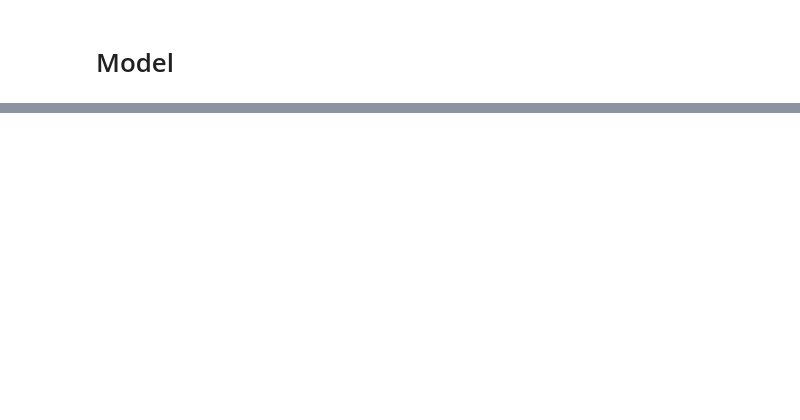
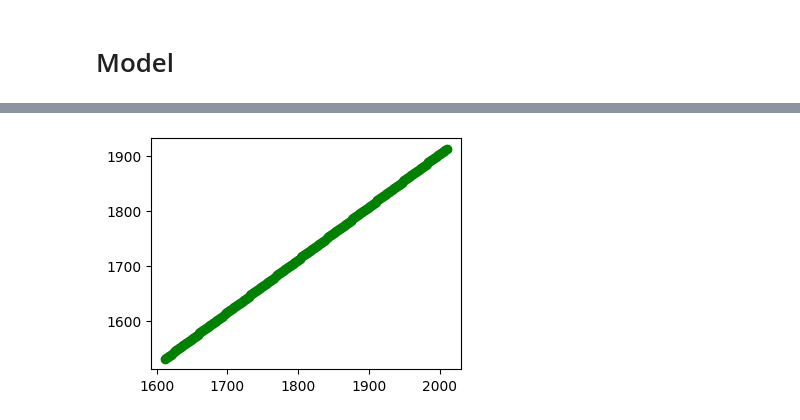
Before and after one commit to sidhu2690/Torch_Notes, a Jupyter notebook: 01_torch_regression.ipynb, the cells around one changed output, grey strips where cells are left out. Saved outputs shown, nothing was run; the diff lists cells and outputs as text; code cells hidden in the pictures; blank space fills up the shorter version.

```diff
--- a/01_torch_regression.ipynb
+++ b/01_torch_regression.ipynb
@@ -77,0 +83,6 @@ plt.show()
+# %%
+plt.figure(figsize=(4, 3))
+plt.scatter(y_test, y_predicted, color = 'g')
+plt.show()
+# %% [output]
+[figure, added]
```
Also changed, not shown: parts of 8 cells of this notebook.
